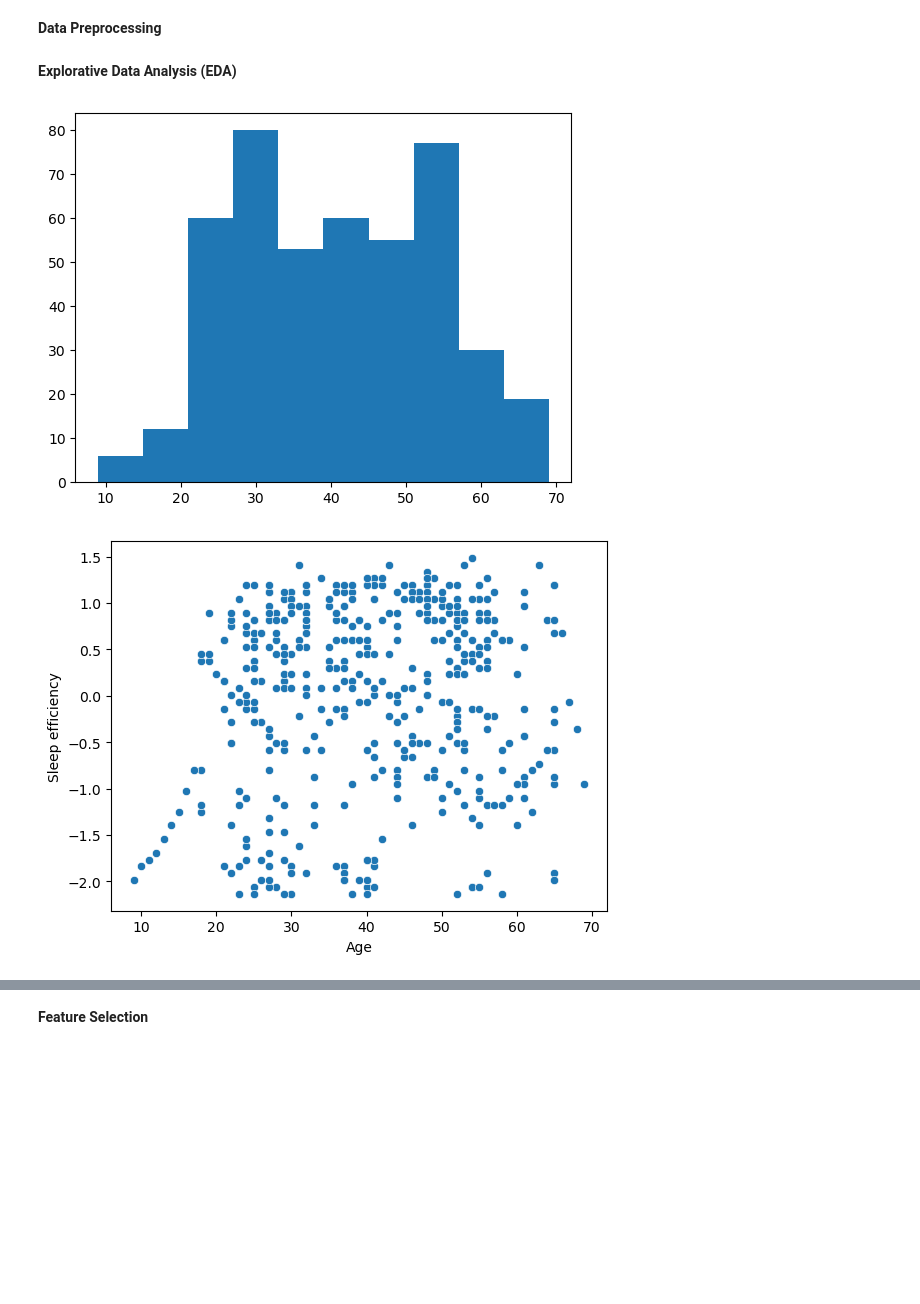
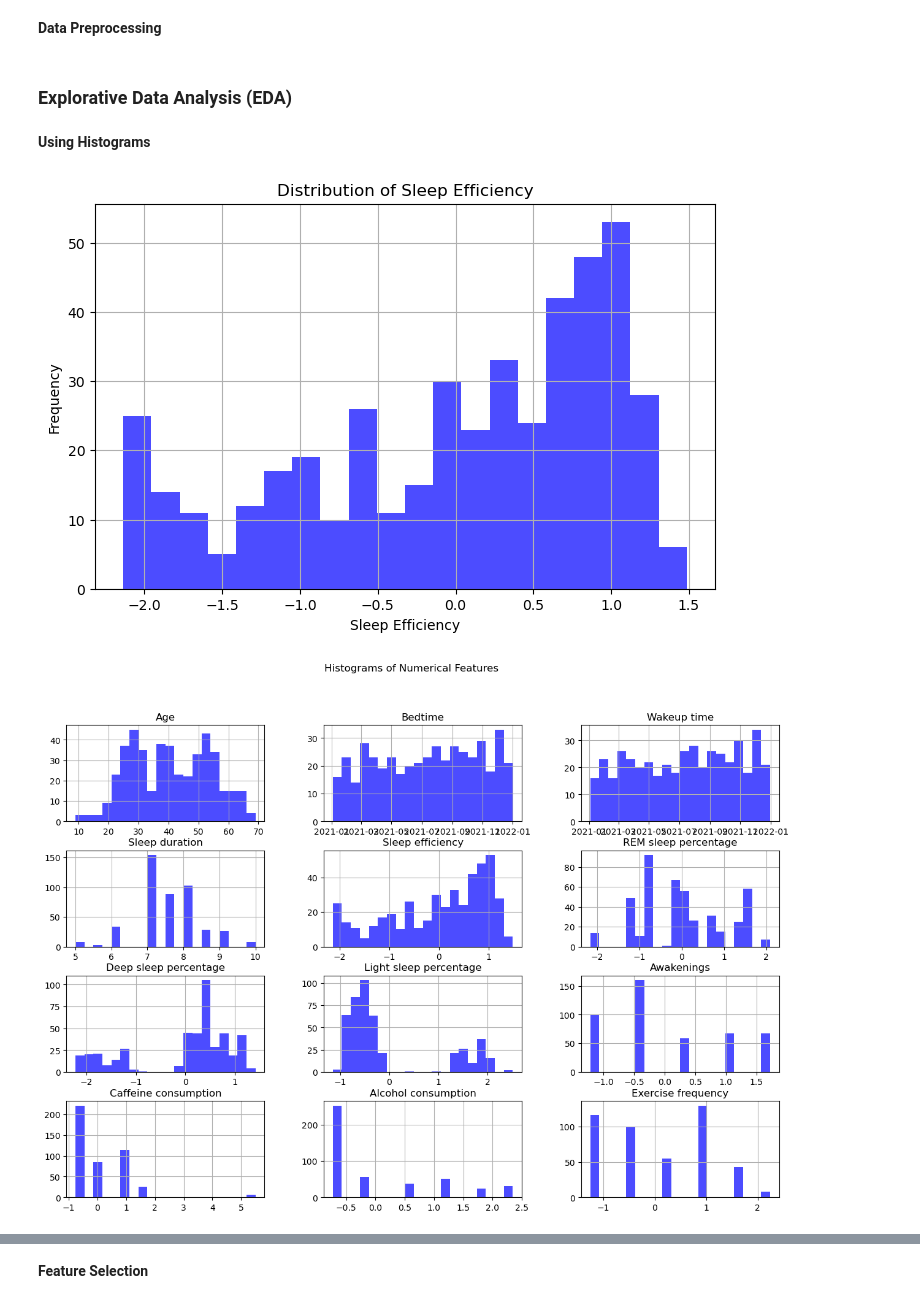
Before and after one commit to Jelles/ML-Model, a Jupyter notebook: Data Analysis - Gilbert.ipynb, the cells around one changed output, grey strips where cells are left out. Saved outputs shown, nothing was run; the diff lists cells and outputs as text; code cells hidden in the pictures; blank space fills up the shorter version.

```diff
--- a/Data Analysis - Gilbert.ipynb
+++ b/Data Analysis - Gilbert.ipynb
@@ -198,15 +198,25 @@ df = df.drop(columns=['ID'])
 df_numeric = df.select_dtypes(include=['number']).drop(columns=['Age', 'Sleep duration'])  # Selecteer alleen numerieke kolommen met uitzondering van 2 kolommen
 df[df_numeric.columns] = (df_numeric - df_numeric.mean()) / df_numeric.std()
 # %% [markdown]
-**Explorative Data Analysis (EDA)**
+### **Explorative Data Analysis (EDA)**
-# %%
-# Visualize distribution
-plt.hist(df['Age'])
-plt.show()
-
-# Analyze relationships
-sns.scatterplot(x='Age', y='Sleep efficiency', data=df)
-plt.show()
-# %% [output]
-[figure, removed]
-[figure, removed]
+# %% [markdown]
+**Using Histograms**
+# %%
+import matplotlib.pyplot as plt
+
+# Plot histogram for a single feature
+plt.figure(figsize=(8, 5))
+plt.hist(df['Sleep efficiency'], bins=20, color='blue', alpha=0.7)
+plt.title('Distribution of Sleep Efficiency')
+plt.xlabel('Sleep Efficiency')
+plt.ylabel('Frequency')
+plt.grid(True)
+plt.show()
+
+# Plot histograms for all numerical features
+df.hist(bins=20, figsize=(15, 10), color='blue', alpha=0.7)
+plt.suptitle('Histograms of Numerical Features')
+plt.show()
+# %% [output]
+[figure, added]
+[figure, added]
```
Also changed, not shown: parts of 11 cells of this notebook, 3 other files.
